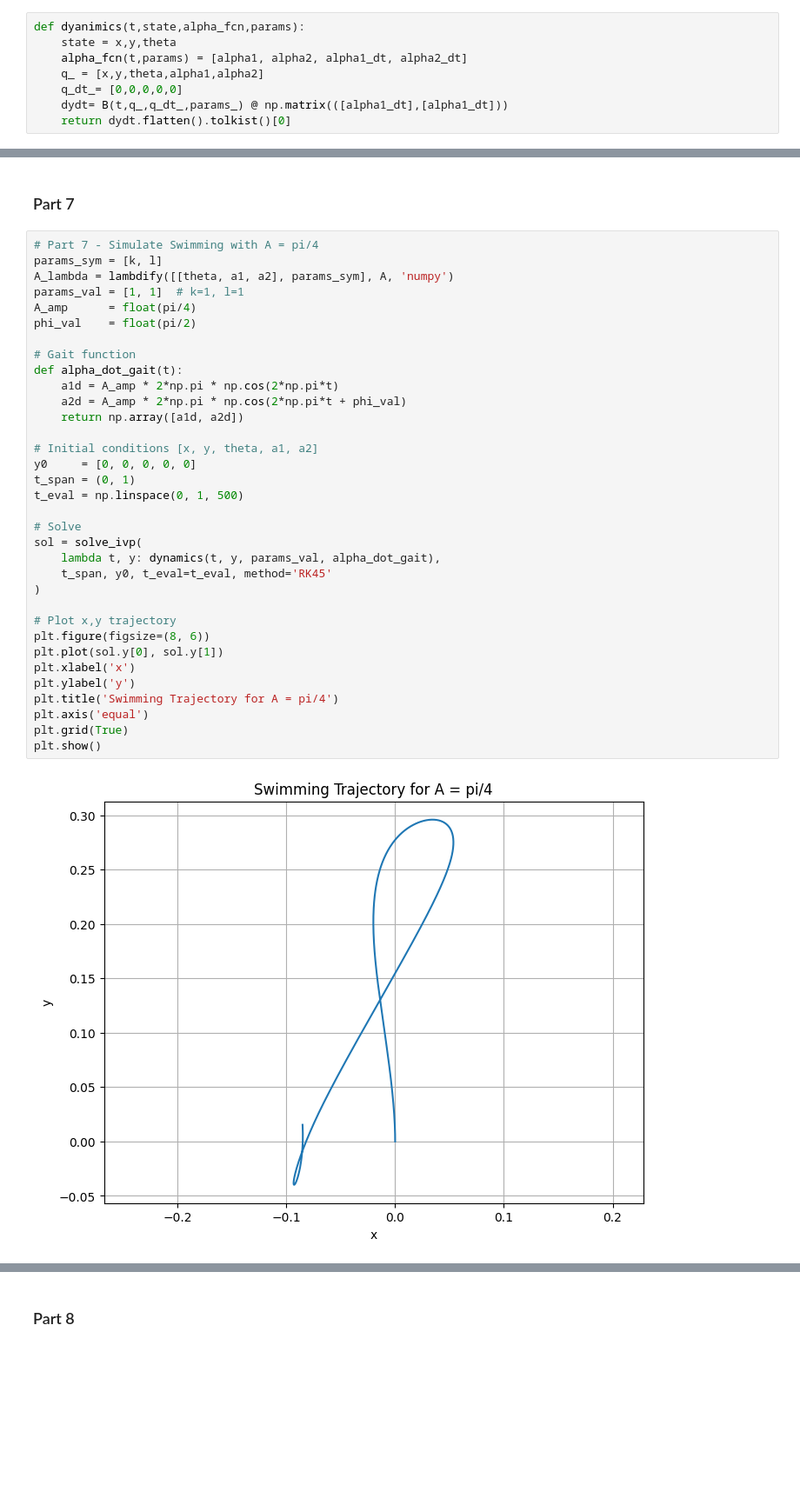
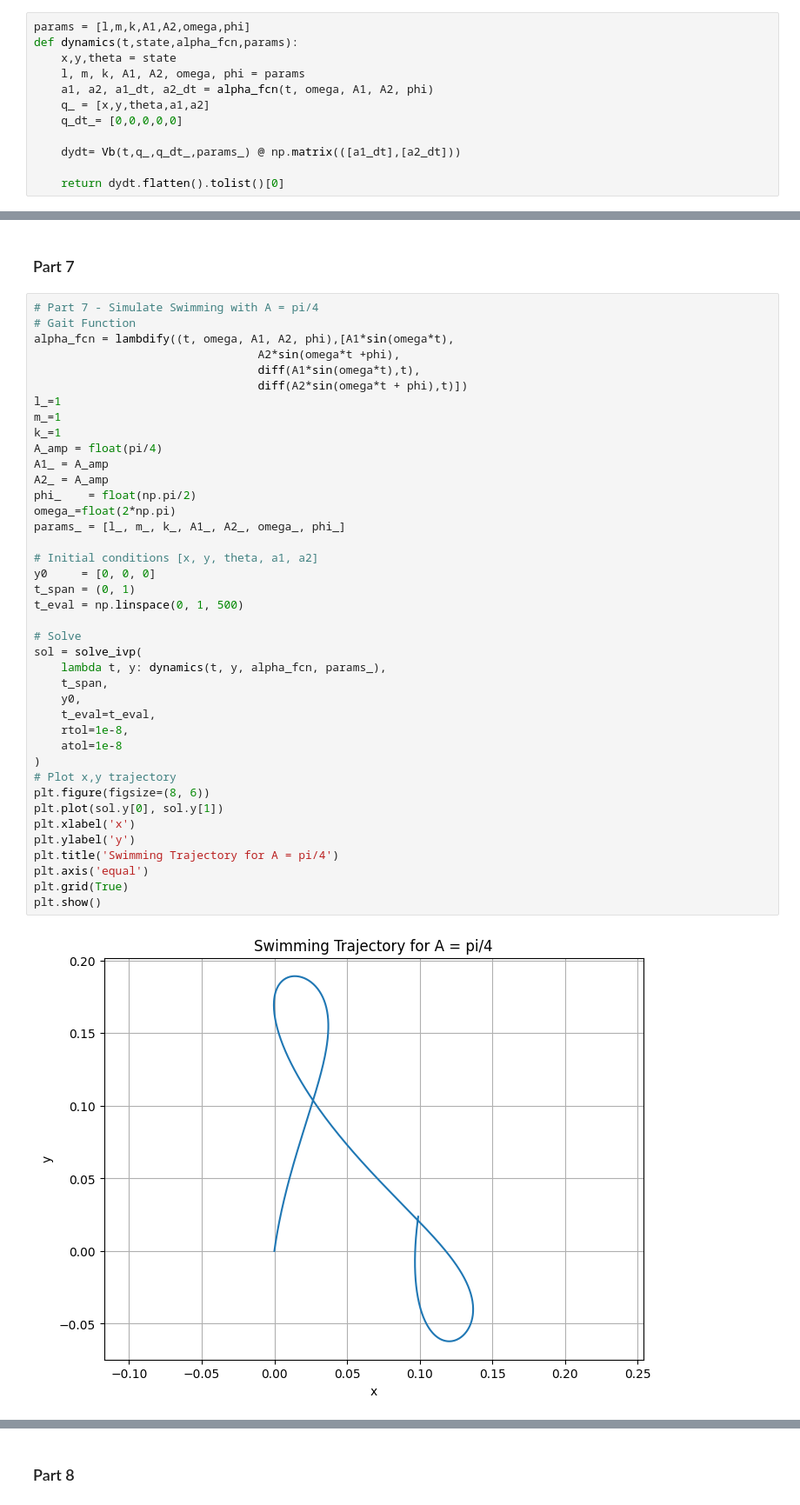
Before and after one commit to ryan-omori/MAE-269, a Jupyter notebook: HW3.ipynb, the cells around one changed output, grey strips where cells are left out. Shown at 87% size. Drawn from its saved outputs; the diff is of its cells as text; blank space fills up the shorter version.

Commit message:
Changed dynamics, plotting, test for new Transforms

```diff
--- a/HW3.ipynb
+++ b/HW3.ipynb
@@ -211,8 +195,12 @@ def dynamics(t, state, params, alpha_dot_func):
 # %%
-def dyanimics(t,state,alpha_fcn,params):
-    state = x,y,theta
-    alpha_fcn(t,params) = [alpha1, alpha2, alpha1_dt, alpha2_dt]
-    q_ = [x,y,theta,alpha1,alpha2]
+params = [l,m,k,A1,A2,omega,phi]
+def dynamics(t,state,alpha_fcn,params):
+    x,y,theta = state
+    l, m, k, A1, A2, omega, phi = params
+    a1, a2, a1_dt, a2_dt = alpha_fcn(t, omega, A1, A2, phi)
+    q_ = [x,y,theta,a1,a2]
     q_dt_= [0,0,0,0,0]
-    dydt= B(t,q_,q_dt_,params_) @ np.matrix(([alpha1_dt],[alpha1_dt]))
-    return dydt.flatten().tolkist()[0]
+
+    dydt= Vb(t,q_,q_dt_,params_) @ np.matrix(([a1_dt],[a2_dt]))
+
+    return dydt.flatten().tolist()[0]
@@ -233,37 +239,43 @@ A_recon = -A11_sym.LUsolve(A12_sym)
 ### Part 7
 # %%
 # Part 7 - Simulate Swimming with A = pi/4
-params_sym = [k, l]
-A_lambda = lambdify([[theta, a1, a2], params_sym], A, 'numpy')
-params_val = [1, 1]  # k=1, l=1
-A_amp      = float(pi/4)
-phi_val    = float(pi/2)
-
-# Gait function
-def alpha_dot_gait(t):
-    a1d = A_amp * 2*np.pi * np.cos(2*np.pi*t)
-    a2d = A_amp * 2*np.pi * np.cos(2*np.pi*t + phi_val)
-    return np.array([a1d, a2d])
+# Gait Function
+alpha_fcn = lambdify((t, omega, A1, A2, phi),[A1*sin(omega*t),
+                                 A2*sin(omega*t +phi),
+                                 diff(A1*sin(omega*t),t),
+                                 diff(A2*sin(omega*t + phi),t)])
+l_=1
+m_=1
+k_=1
+A_amp = float(pi/4)
+A1_ = A_amp
+A2_ = A_amp
+phi_    = float(np.pi/2)
+omega_=float(2*np.pi)
+params_ = [l_, m_, k_, A1_, A2_, omega_, phi_]
 
 # Initial conditions [x, y, theta, a1, a2]
-y0     = [0, 0, 0, 0, 0]
+y0     = [0, 0, 0]
 t_span = (0, 1)
 t_eval = np.linspace(0, 1, 500)
 
 # Solve
 sol = solve_ivp(
-    lambda t, y: dynamics(t, y, params_val, alpha_dot_gait),
-    t_span, y0, t_eval=t_eval, method='RK45'
+    lambda t, y: dynamics(t, y, alpha_fcn, params_),
+    t_span,
+    y0,
+    t_eval=t_eval,
+    rtol=1e-8,
+    atol=1e-8
 )
-
 # Plot x,y trajectory
 plt.figure(figsize=(8, 6))
 plt.plot(sol.y[0], sol.y[1])
 plt.xlabel('x')
 plt.ylabel('y')
 plt.title('Swimming Trajectory for A = pi/4')
 plt.axis('equal')
 plt.grid(True)
 plt.show()
 # %% [output]
-[figure, old version]
+[figure, new version]
```
Also changed, not shown: parts of 26 cells of this notebook.
